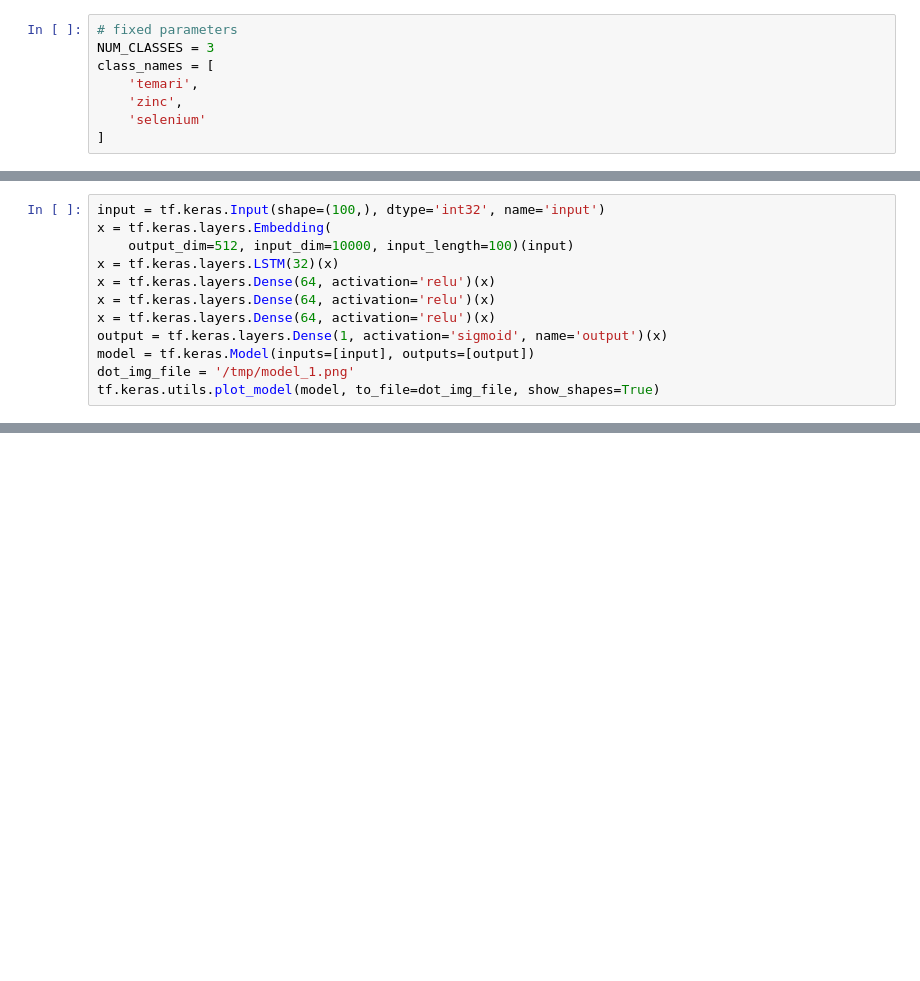
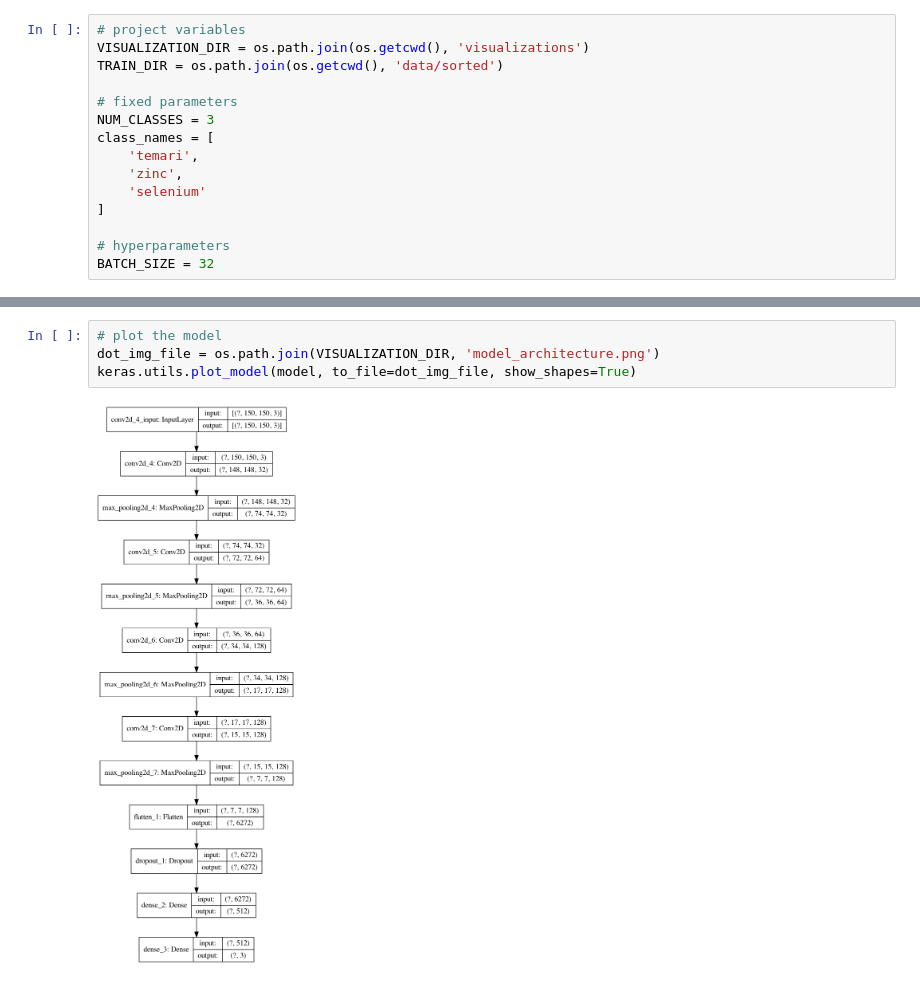
Before and after one commit to nickk124/catgreeter, a Jupyter notebook: catgreeter.ipynb, the cells around one changed output, grey strips where cells are left out. Saved outputs shown, nothing was run; the diff lists cells and outputs as text; blank space fills up the shorter version.

Commit message:
Began training

```diff
--- a/catgreeter.ipynb
+++ b/catgreeter.ipynb
@@ -4,4 +7,8 @@ from keras import layers
 # %%
+# project variables
+VISUALIZATION_DIR = os.path.join(os.getcwd(), 'visualizations')
+TRAIN_DIR = os.path.join(os.getcwd(), 'data/sorted')
+
 # fixed parameters
 NUM_CLASSES = 3
 class_names = [
@@ -9,4 +16,7 @@ class_names = [
     'zinc',
     'selenium'
 ]
+
+# hyperparameters
+BATCH_SIZE = 32
 # %%
@@ -36,12 +43,0 @@ NameError: name 'keras' is not defined
-# %%
-input = tf.keras.Input(shape=(100,), dtype='int32', name='input')
-x = tf.keras.layers.Embedding(
-    output_dim=512, input_dim=10000, input_length=100)(input)
-x = tf.keras.layers.LSTM(32)(x)
-x = tf.keras.layers.Dense(64, activation='relu')(x)
-x = tf.keras.layers.Dense(64, activation='relu')(x)
-x = tf.keras.layers.Dense(64, activation='relu')(x)
-output = tf.keras.layers.Dense(1, activation='sigmoid', name='output')(x)
-model = tf.keras.Model(inputs=[input], outputs=[output])
-dot_img_file = '/tmp/model_1.png'
-tf.keras.utils.plot_model(model, to_file=dot_img_file, show_shapes=True)
@@ -47,0 +64,6 @@ tf.keras.utils.plot_model(model, to_file=dot_img_file, show_shapes=True)
+# %%
+# plot the model
+dot_img_file = os.path.join(VISUALIZATION_DIR, 'model_architecture.png')
+keras.utils.plot_model(model, to_file=dot_img_file, show_shapes=True)
+# %% [output]
+[figure, added]
```
Also changed, not shown: parts of 5 cells of this notebook, 2 other files.
